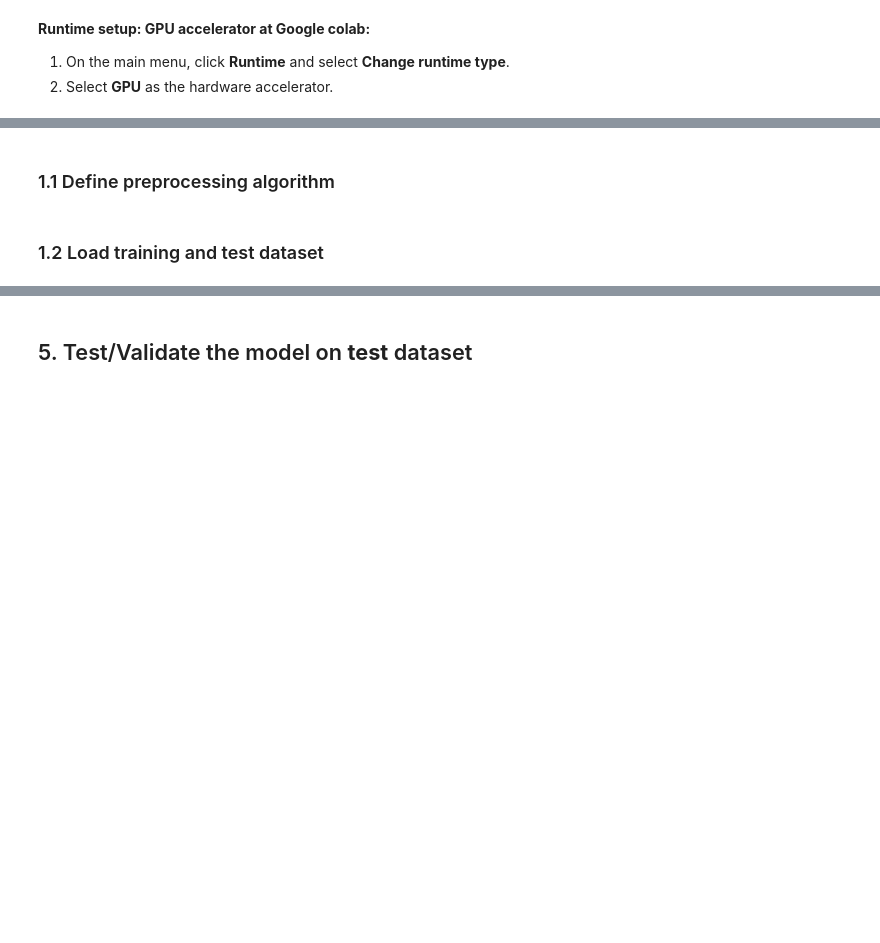
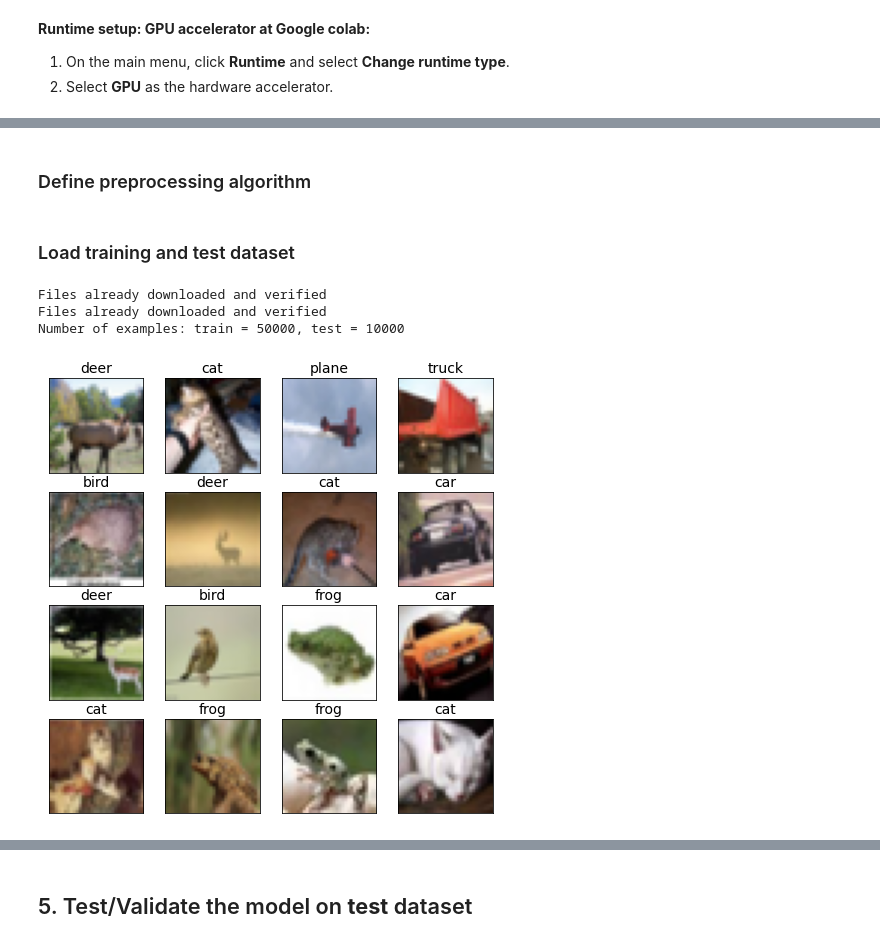
Before and after one commit to lento234/ml-tutorials, a Jupyter notebook: 01-basics/CIFAR10.ipynb, the cells around one changed output, grey strips where cells are left out. Drawn from its saved outputs; the diff is of its cells as text; code cells hidden in the pictures; blank space fills up the shorter version.

```diff
--- a/01-basics/CIFAR10.ipynb
+++ b/01-basics/CIFAR10.ipynb
@@ -32,0 +68,4 @@ The dataset consists of `3x32x32` images of 10 difference classes:
+# %%
+mpl.style.use('seaborn-poster')
+mpl.rcParams['mathtext.fontset'] = 'cm'
+mpl.rcParams['figure.figsize'] = 5 * np.array([1.618033988749895, 1])
@@ -66,12 +96,12 @@ momentum = 0.9
 # %% [markdown]
-### 1.1 Define preprocessing algorithm
+### Define preprocessing algorithm
 # %%
 transform = transforms.Compose([
     transforms.ToTensor(), # convert data to pytorch tensor
     transforms.Normalize((0.5, 0.5, 0.5), (0.5, 0.5, 0.5)) # normalize dataset for each channel
 ])
 # %% [markdown]
-### 1.2 Load training and test dataset
+### Load training and test dataset
 # %%
 # Download train and test dataset
 train_dataset = datasets.CIFAR10(root='./data', train=True,
@@ -85,4 +115,11 @@ train_loader = torch.utils.data.DataLoader(train_dataset, batch_size=batch_size,
 test_loader = torch.utils.data.DataLoader(test_dataset, batch_size=batch_size,
                                           shuffle=False, num_workers=num_workers)
 
-print(f"num. examples: train = {len(train_dataset)}, test = {len(test_dataset)}")
+classes = np.array(['plane', 'car', 'bird', 'cat', 'deer',
+                    'dog', 'frog', 'horse', 'ship', 'truck'])
+
+print(f"Number of examples: train = {len(train_dataset)}, test = {len(test_dataset)}")
+# %% [output]
+Files already downloaded and verified
+Files already downloaded and verified
+Number of examples: train = 50000, test = 10000
@@ -92,20 +126,21 @@ classes = np.array(['plane', 'car', 'bird', 'cat', 'deer',
 # %%
 def imshow(images, labels):
-    plt.figure(figsize=(8,8))
+    plt.figure(figsize=(8, 8))
     for i in range(16):
         plt.subplot(4,4,i+1)
         plt.xticks([])
         plt.yticks([])
         plt.grid(False)
         img = images[i] / 2 + 0.5 # unnormalize
         plt.imshow(np.transpose(img.numpy(), (1, 2, 0)), cmap=plt.cm.binary)
-        plt.xlabel(labels[i])
-    plt.show()
+        plt.title(labels[i], fontsize=14)
 
 # get some random training images
 images, labels = next(iter(train_loader))
 
 # show images
 imshow(images, classes[labels])
+# %% [output]
+[figure, added]
 # %% [markdown]
 <a id=define></a>
```
Also changed, not shown: parts of 24 cells of this notebook, 1 other file.
